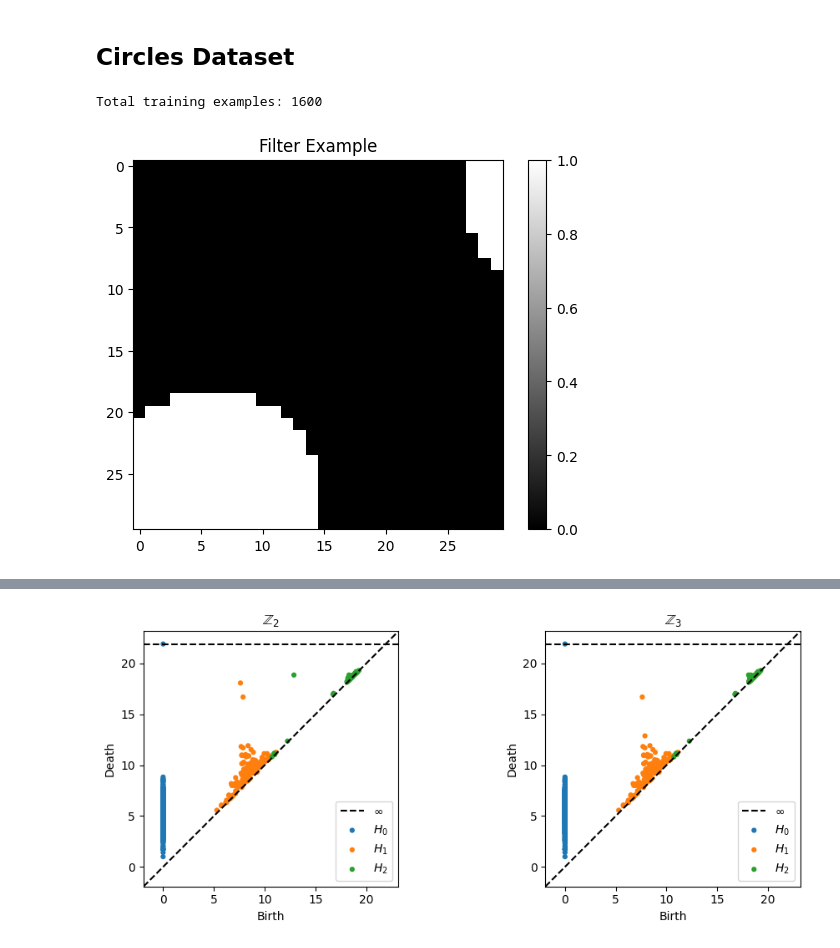
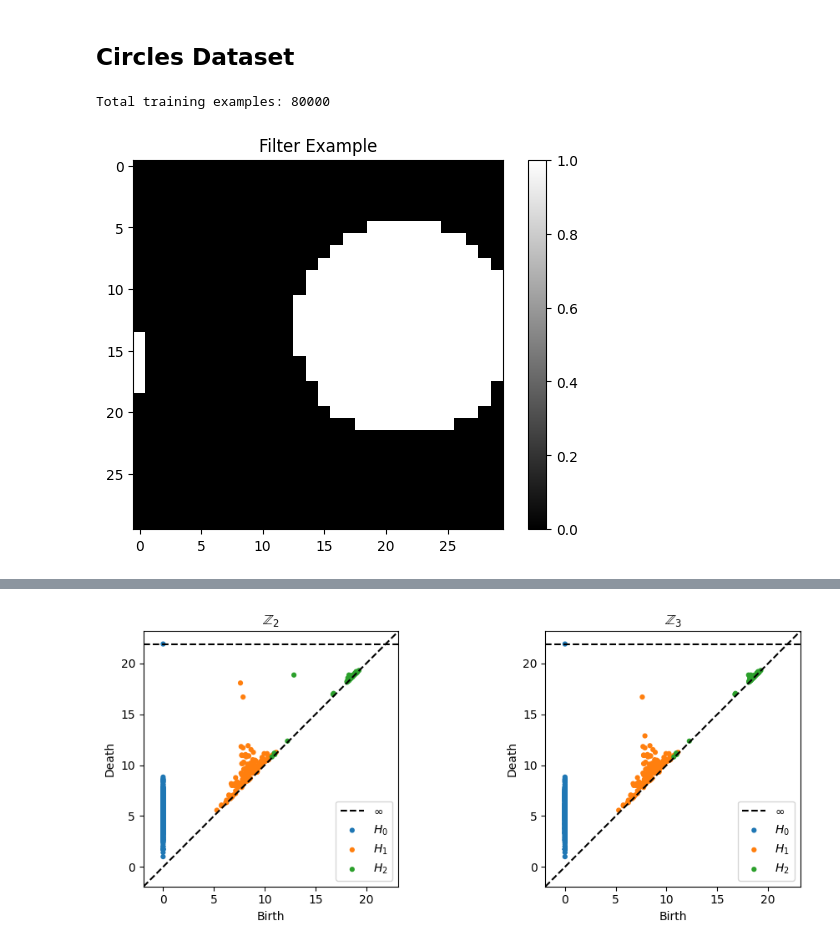
Before and after one commit to bekemax/KleinVAE, a Jupyter notebook: notebooks/klein-vae-experiments.ipynb, the cells around one changed output, grey strips where cells are left out. Drawn from its saved outputs; the diff is of its cells as text; code cells hidden in the pictures.

```diff
--- a/notebooks/klein-vae-experiments.ipynb
+++ b/notebooks/klein-vae-experiments.ipynb
@@ -277,19 +278,22 @@ plt.plot(logs_df['recon_loss'].dropna())
 # %%
 from src.data.circles_datamodule import CirclesDatamodule
 # %%
-datamodule = CirclesDatamodule(num_images=2000, image_linear_pixel_size=30, batch_size=BATCH_SIZE)
+IMG_SIZE = 30
+BATCH_SIZE = 1024
+datamodule = CirclesDatamodule(num_images=100000, image_linear_pixel_size=IMG_SIZE, batch_size=BATCH_SIZE)
 datamodule.setup()
-filter_example = datamodule.train_dataloader().dataset[0][0].reshape(30,30)
-
-train_loader = datamodule.train_dataloader()
-total_examples = len(train_loader.dataset)
-print(f"Total training examples: {total_examples}")
-
-plt.imshow(filter_example, cmap='gray')
-plt.colorbar()
-plt.title('Filter Example')
-plt.show()
-# %% [output]
-Total training examples: 1600
-[figure, removed]
+# %%
+filter_example = datamodule.train_dataloader().dataset[100][0].reshape(IMG_SIZE,IMG_SIZE)
+
+train_loader = datamodule.train_dataloader()
+total_examples = len(train_loader.dataset)
+print(f"Total training examples: {total_examples}")
+
+plt.imshow(filter_example, cmap='gray')
+plt.colorbar()
+plt.title('Filter Example')
+plt.show()
+# %% [output]
+Total training examples: 80000
+[figure, added]
 # %%
```
Also changed, not shown: parts of 19 cells of this notebook, 1 other file.
